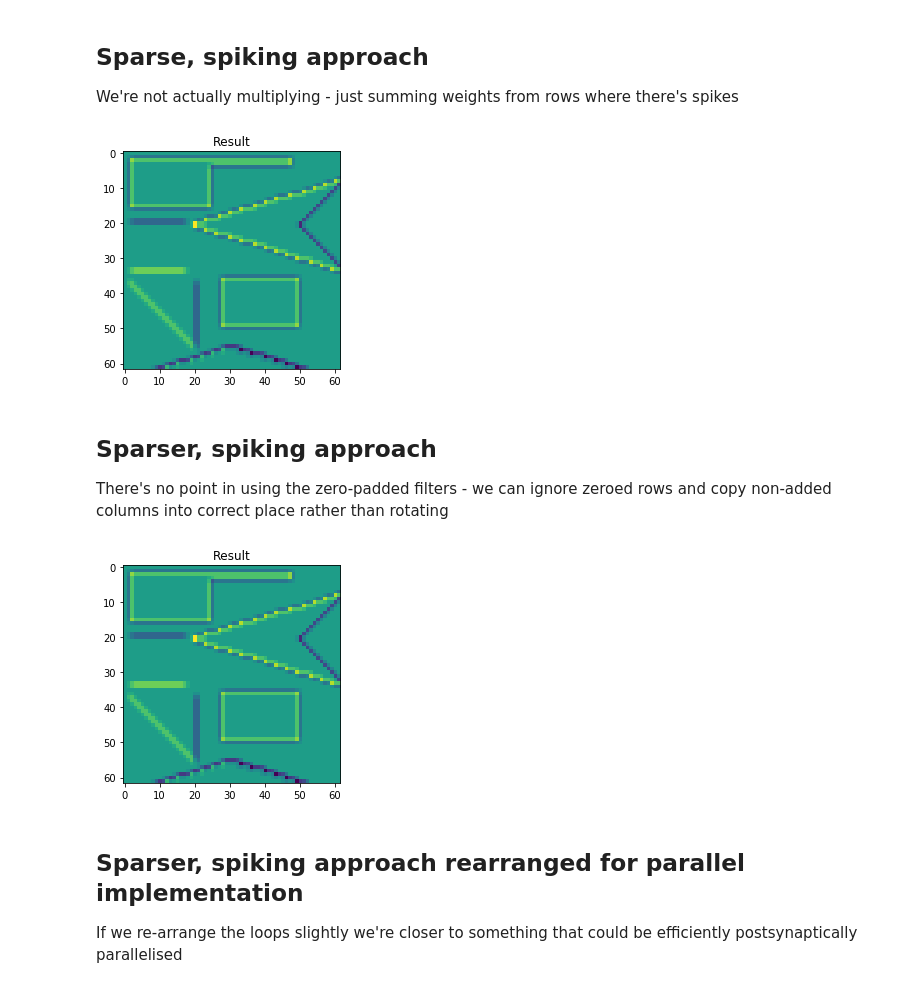
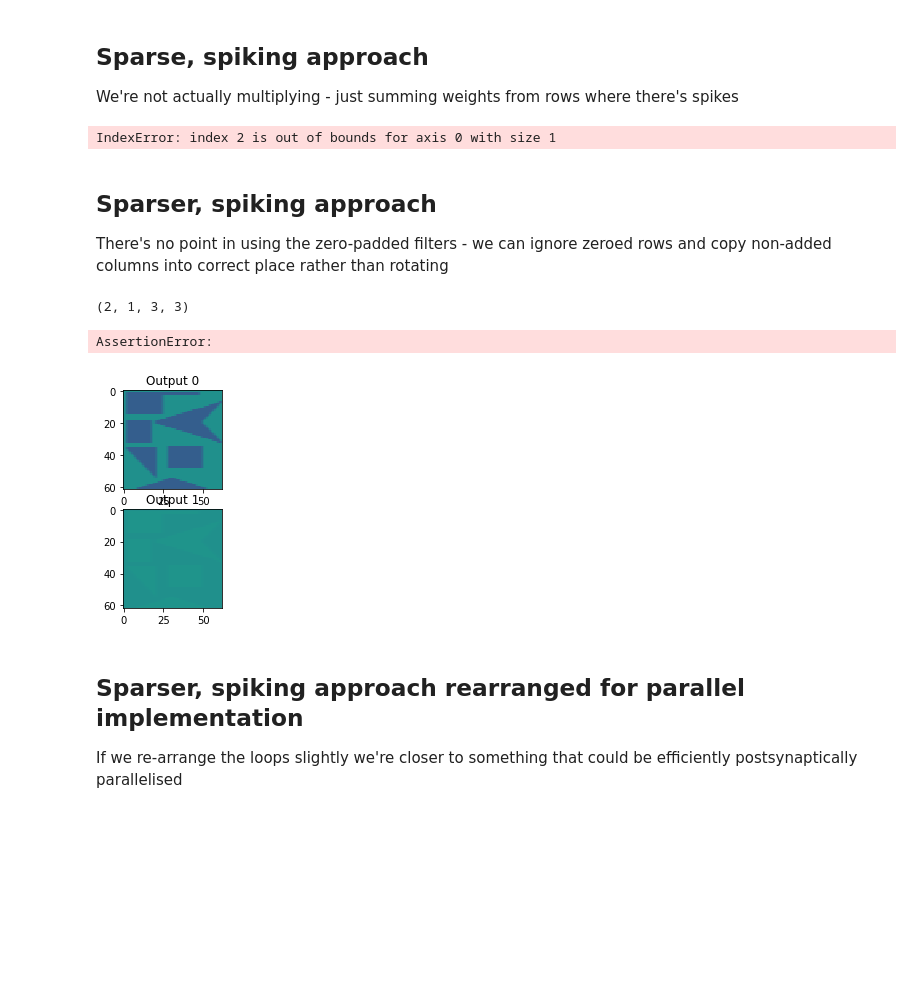
Before and after one commit to neworderofjamie/conv_test, a Jupyter notebook: toeplitz_sparse.ipynb, the cells around one changed output. Saved outputs shown, nothing was run; the diff lists cells and outputs as text; code cells hidden in the pictures; blank space fills up the shorter version.

```diff
--- a/toeplitz_sparse.ipynb
+++ b/toeplitz_sparse.ipynb
@@ -559,11 +579,13 @@ for c in range(zero_pad_filt.shape[0]):
 I suspect the difference in sign is due to cross-correlation vs convolution
 # %%
 # Multiply each doubly-blocked channel matrix by appropriate image channel and sum across channels
-dense_result = [doubly_blocked_channels[i].dot(image[:,:,i].flatten())
-                for i in range(INPUT_CHANNELS)]
-dense_result = np.sum(dense_result, axis=0)
-
-fig, axis = plt.subplots()
-axis.imshow(np.reshape(dense_result, (OUTPUT_SIZE, OUTPUT_SIZE)))
-axis.set_title("Result");
+dense_result = [[doubly_blocked_channels[o][i].dot(image[:,:,i].flatten())
+                 for i in range(INPUT_CHANNELS)]
+                for o in range(OUTPUT_CHANNELS)]
+dense_result = np.sum(dense_result, axis=1)
+fig, axes = plt.subplots(OUTPUT_CHANNELS)
+for o in range(OUTPUT_CHANNELS):
+    ax = axes[o] if OUTPUT_CHANNELS > 1 else axes
+    ax.imshow(np.reshape(dense_result[o], (OUTPUT_SIZE, OUTPUT_SIZE)), vmin=-10, vmax=10)
+    ax.set_title("Output %u" % o);
 # %% [output]
@@ -572,7 +594,7 @@ axis.set_title("Result");
 ## Sparse, spiking approach
 We're not actually multiplying - just summing weights from rows where there's spikes
 # %%
-sparse_spike_output = np.zeros((OUTPUT_SIZE * OUTPUT_SIZE))
+sparse_spike_output = np.zeros((OUTPUT_SIZE * OUTPUT_SIZE * OUTPUT_CHANNELS))
 
 # Loop through spikes
 for pre in spike_indices:
@@ -597,43 +619,50 @@ axis.set_title("Result");
 
 assert np.array_equal(dense_result, sparse_spike_output)
 # %% [output]
-[figure, removed]
+IndexError: index 2 is out of bounds for axis 0 with size 1
 # %% [markdown]
 ## Sparser, spiking approach
 There's no point in using the zero-padded filters -  we can ignore zeroed rows and copy non-added columns into correct place rather than rotating
 # %%
-sparser_spike_output = np.zeros((OUTPUT_SIZE * OUTPUT_SIZE))
+sparser_spike_output = np.zeros((OUTPUT_CHANNELS, OUTPUT_SIZE * OUTPUT_SIZE))
 
 # **THINK** problem is related to filter 1 not having vertical symmetry
 # Loop through spikes
 for pre in spike_indices:
     # Split pre into row, column and channel
     pre_row = (pre // INPUT_CHANNELS) // INPUT_SIZE
     pre_col = (pre // INPUT_CHANNELS) % INPUT_SIZE
     pre_chan = pre % INPUT_CHANNELS
 
     # Get length of filter row to apply here
-    row_len = min(filt.shape[2], OUTPUT_SIZE - pre_col)
+    row_len = min(filt.shape[3], OUTPUT_SIZE - pre_col)
 
-    # Loop through filter rows
-    for i in range(pre_row, min(OUTPUT_SIZE, pre_row + filt.shape[1])):
-        # Extract row of filter
-        # **NOTE** from the POV of connectivity matrices, the columns of the Toeplitz matrix are the rows
-        filter_row_idx = filt.shape[1] - (i - pre_row) - 1
-        filter_row = filt[pre_chan, filter_row_idx]
+    for o in range(OUTPUT_CHANNELS):
+        # Loop through filter rows
+        for i in range(pre_row, min(OUTPUT_SIZE, pre_row + filt.shape[1])):
+            # Extract row of filter
+            # **NOTE** from the POV of connectivity matrices, the columns of the Toeplitz matrix are the rows
+            filter_row_idx = filt.shape[2] - (i - pre_row) - 1
+            filter_row = filt[o, pre_chan, filter_row_idx]
 
-        # Place it into correct slice of output
-        start_out = (i * OUTPUT_SIZE) + pre_col
-        end_out = start_out + row_len
-        sparser_spike_output[start_out:end_out] += filter_row[:row_len]
+            # Place it into correct slice of output
+            start_out = (i * OUTPUT_SIZE) + pre_col
+            end_out = start_out + row_len
+            sparser_spike_output[o,start_out:end_out] += filter_row[:row_len]
 
-fig, axis = plt.subplots()
-axis.imshow(np.reshape(sparser_spike_output, (OUTPUT_SIZE, OUTPUT_SIZE)))
-axis.set_title("Result")
+square_sparser_spike_output = np.reshape(sparser_spike_output, (OUTPUT_CHANNELS, OUTPUT_SIZE, OUTPUT_SIZE))
+
+fig, axes = plt.subplots(OUTPUT_CHANNELS)
+for o in range(OUTPUT_CHANNELS):
+    ax = axes[o] if OUTPUT_CHANNELS > 1 else axes
+    ax.imshow(square_sparser_spike_output[o], vmin=-10, vmax=10)
+    ax.set_title("Output %u" % o);
 
 assert np.array_equal(dense_result, sparser_spike_output)
 # %% [output]
+(2, 1, 3, 3)
+AssertionError:
-[figure, old version]
+[figure, new version]
 # %% [markdown]
 ## Sparser, spiking approach rearranged for parallel implementation
 If we re-arrange the loops slightly we're closer to something that could be efficiently postsynaptically parallelised
```
Also changed, not shown: parts of 4 cells of this notebook.
